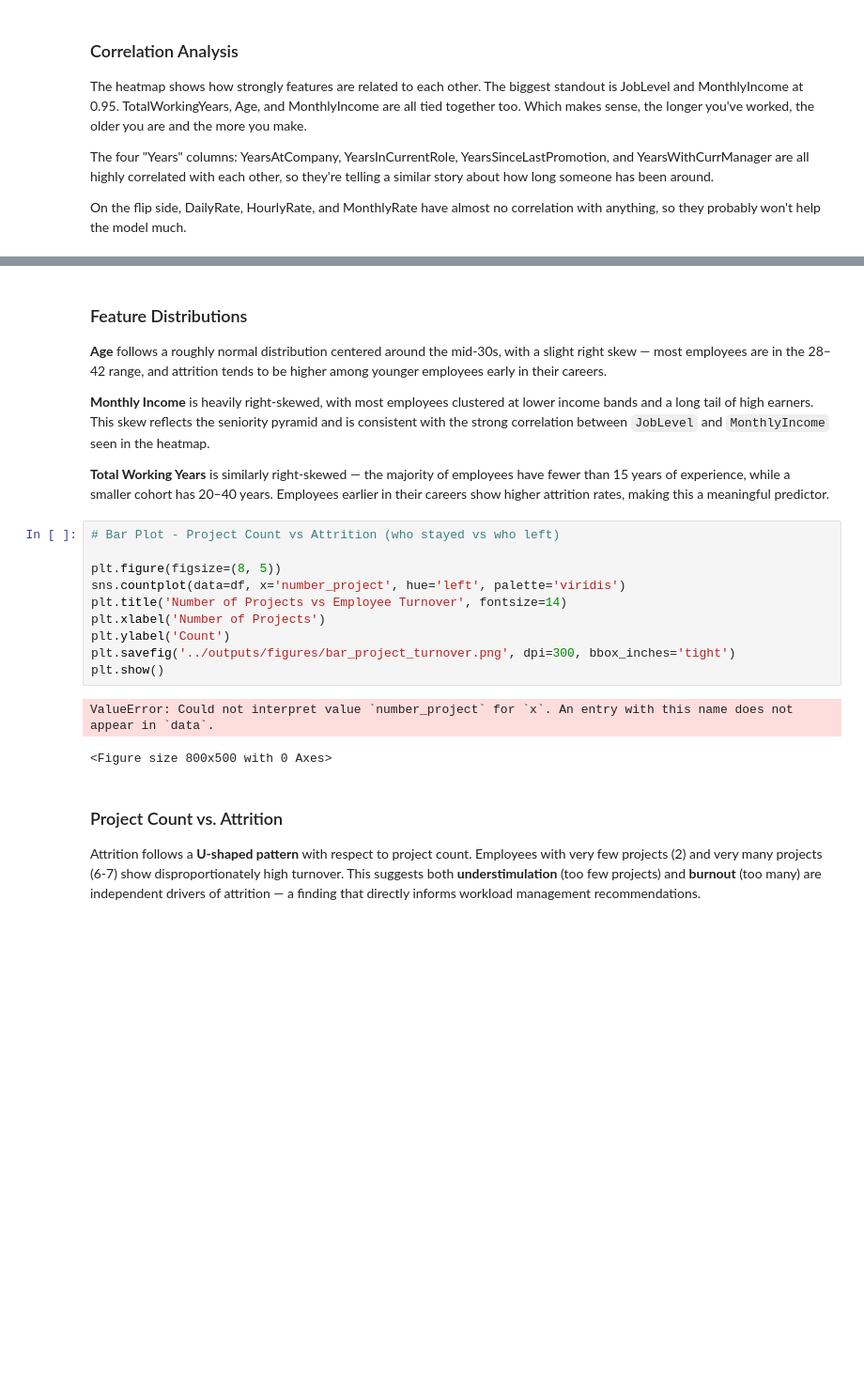
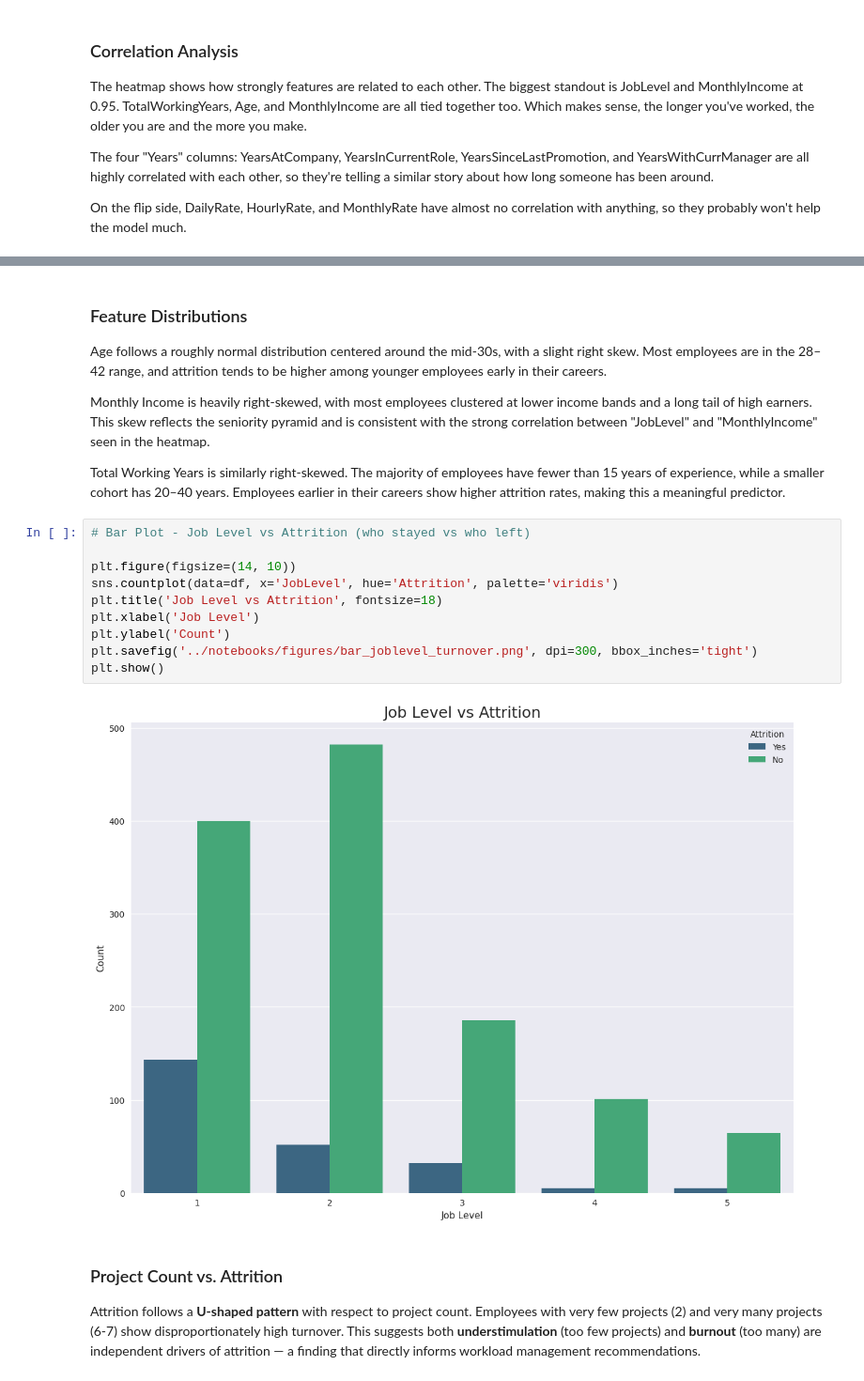
Before and after one commit to NewManRising/the-builder-forge, a Jupyter notebook: projects/employee-attrition/notebooks/employee_turnover_polished.ipynb, the cells around one changed output, grey strips where cells are left out. Shown at 94% size. Cells and saved outputs as stored; diff of their text form; blank space fills up the shorter version.

Commit message:
Fix error in histogram subplots

```diff
--- a/projects/employee-attrition/notebooks/employee_turnover_polished.ipynb
+++ b/projects/employee-attrition/notebooks/employee_turnover_polished.ipynb
@@ -195,24 +197,23 @@ plt.show()
 # %% [markdown]
 ### Feature Distributions
 
-**Age** follows a roughly normal distribution centered around the mid-30s, with a slight right skew — most employees are in the 28–42 range, and attrition tends to be higher among younger employees early in their careers.
+Age follows a roughly normal distribution centered around the mid-30s, with a slight right skew. Most employees are in the 28–42 range, and attrition tends to be higher among younger employees early in their careers.
 
-**Monthly Income** is heavily right-skewed, with most employees clustered at lower income bands and a long tail of high earners. This skew reflects the seniority pyramid and is consistent with the strong correlation between `JobLevel` and `MonthlyIncome` seen in the heatmap.
+Monthly Income is heavily right-skewed, with most employees clustered at lower income bands and a long tail of high earners. This skew reflects the seniority pyramid and is consistent with the strong correlation between "JobLevel" and "MonthlyIncome" seen in the heatmap.
 
-**Total Working Years** is similarly right-skewed — the majority of employees have fewer than 15 years of experience, while a smaller cohort has 20–40 years. Employees earlier in their careers show higher attrition rates, making this a meaningful predictor.
+Total Working Years is similarly right-skewed. The majority of employees have fewer than 15 years of experience, while a smaller cohort has 20–40 years. Employees earlier in their careers show higher attrition rates, making this a meaningful predictor.
 # %%
-# Bar Plot - Project Count vs Attrition (who stayed vs who left)
+# Bar Plot - Job Level vs Attrition (who stayed vs who left)
 
-plt.figure(figsize=(8, 5))
-sns.countplot(data=df, x='number_project', hue='left', palette='viridis')
-plt.title('Number of Projects vs Employee Turnover', fontsize=14)
-plt.xlabel('Number of Projects')
+plt.figure(figsize=(14, 10))
+sns.countplot(data=df, x='JobLevel', hue='Attrition', palette='viridis')
+plt.title('Job Level vs Attrition', fontsize=18)
+plt.xlabel('Job Level')
 plt.ylabel('Count')
-plt.savefig('../outputs/figures/bar_project_turnover.png', dpi=300, bbox_inches='tight')
+plt.savefig('../notebooks/figures/bar_joblevel_turnover.png', dpi=300, bbox_inches='tight')
 plt.show()
 # %% [output]
-ValueError: Could not interpret value `number_project` for `x`. An entry with this name does not appear in `data`.
-<Figure size 800x500 with 0 Axes>
+[figure, added]
 # %% [markdown]
 ### Project Count vs. Attrition
 
```
Also changed, not shown: parts of 1 cell of this notebook.
